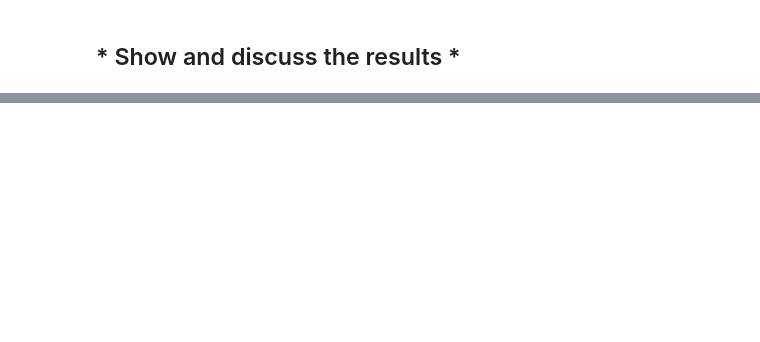
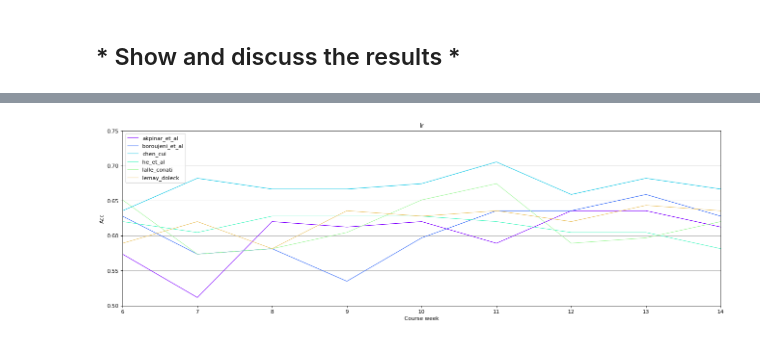
Before and after one commit to epfl-ml4ed/flipped-classroom, a Jupyter notebook: notebooks/early_warning_baselines.ipynb, the cells around one changed output, grey strips where cells are left out. Cells and saved outputs as stored; diff of their text form; code cells hidden in the pictures; blank space fills up the shorter version.

```diff
--- a/notebooks/early_warning_baselines.ipynb
+++ b/notebooks/early_warning_baselines.ipynb
@@ -385,0 +201,2 @@ for ffunc in feature_labels:
+# %%
+featureSets = computeFeatures(eventData, examData, featureLabels, featureSets, start, weeks)
@@ -385,0 +211,2 @@ for ffunc in feature_labels:
+# %%
+trainedModels = loadTrainedModels(mode, task, ratio, start, end, step)
@@ -388,11 +249,11 @@ for ffunc in feature_labels:
 # %%
 lst_data = []
 lst_name = []
-for flabel in results.keys():
-    for wid in results[flabel].keys():
-        for mid in results[flabel][wid].keys():
-            lst_data.append([wid, flabel, mid] + [value for _, value in results[flabel][wid][mid].items()])
-            lst_name = ['week', 'set', 'clf'] + [emid for emid, _ in results[flabel][wid][mid].items()]
+for flabel in evaluationScores.keys():
+    for wid in evaluationScores[flabel].keys():
+        for mid in evaluationScores[flabel][wid].keys():
+            lst_data.append([wid, flabel, mid] + [np.mean(value) if i <=3 or i >=8 else np.around(np.mean(value)) for i, value in enumerate(evaluationScores[flabel][wid][mid].values())])
+            lst_name = ['week', 'set', 'clf'] + [emid for emid, _ in evaluationScores[flabel][wid][mid].items()]
 # %%
 df_results = pd.DataFrame(lst_data, columns = lst_name)
 # %%
@@ -402 +270,23 @@ df_results[df_results['week'] == 14].set_index(['week', 'set', 'clf'])
+# %%
+def plot_metrics_per_model(df_results, weeks, emid, clf):
+
+    plt.figure(num=None, figsize=(20, 6), dpi=80, facecolor='w', edgecolor='k')
+
+    plt.title(clf)
+    colors = [plt.cm.rainbow(x) for x in np.linspace(0, 1, 8)]
+
+    for i, flabel in enumerate(np.unique(df_results['set'])):
+        df_features = df_results[df_results['set'] == flabel]
+
+        for j, mid in enumerate(np.unique(df_features['clf'])):
+            if mid == clf:
+                df_classifiers = df_features[df_features['clf'] == mid]
+                plt.plot(weeks, df_classifiers[emid].values, lw=1, color=colors[i], label=flabel)
+
+    plt.ylim([0.5, 0.75])
+    plt.xlim([weeks[0], weeks[-1]])
+    plt.xlabel('Course week')
+    plt.ylabel(emid)
+    plt.grid(axis='y')
+    plt.legend(loc='upper left')
 # %%
@@ -429,0 +314,4 @@ plot_metrics_along_weeks('EER')
+# %%
+plot_metrics_per_model(df_results, weeks, 'Acc', 'lr')
+# %% [output]
+[figure, added]
```
Also changed, not shown: parts of 74 cells of this notebook, 2 other files.
